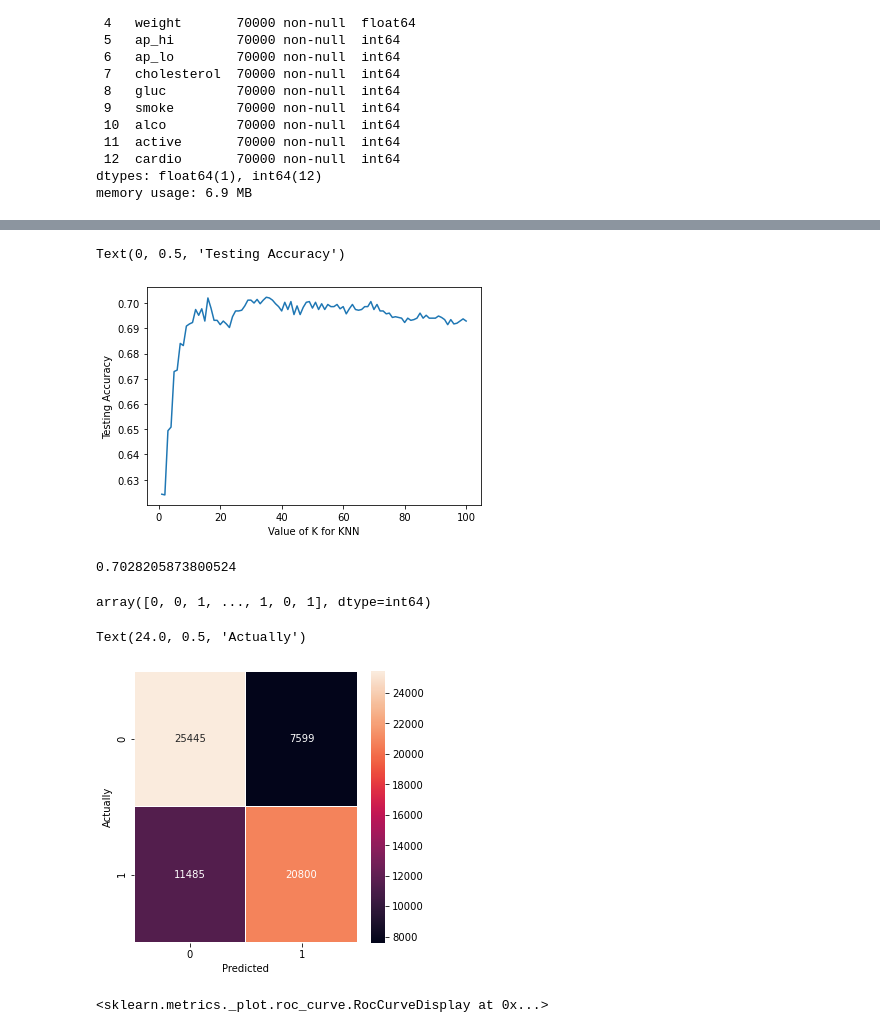
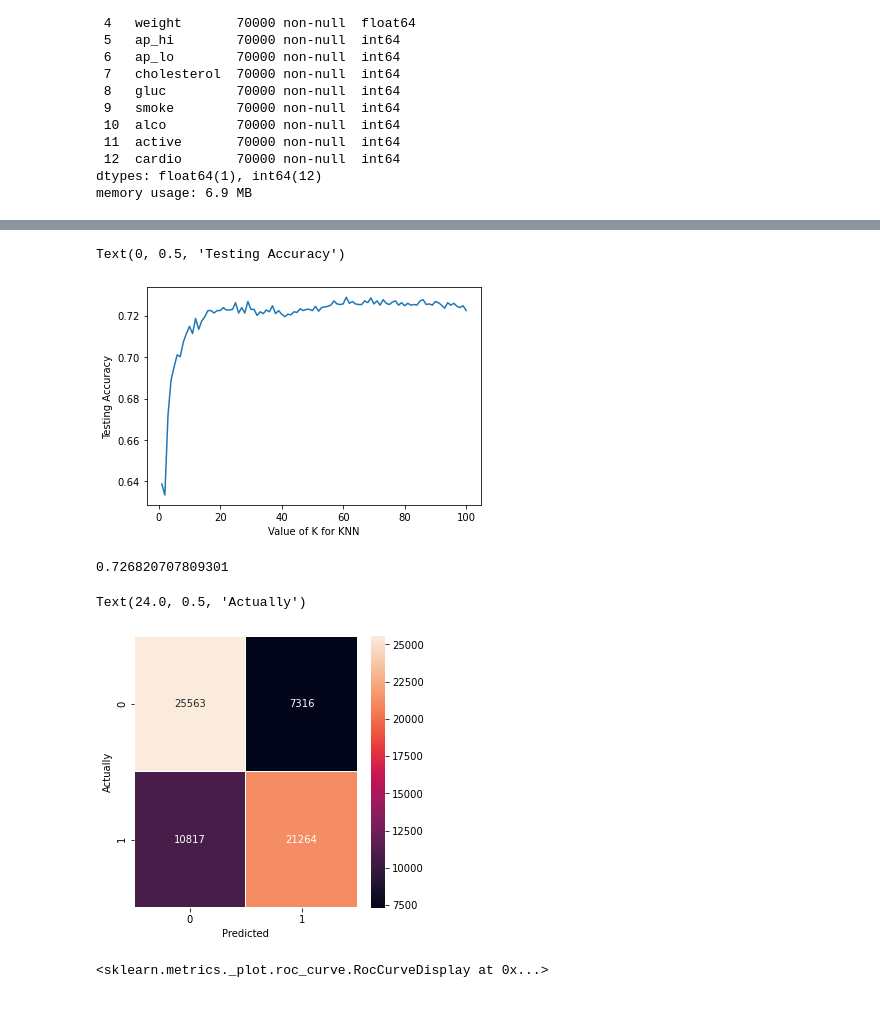
Before and after one commit to noamya-sh/Final-project-SemesterA, a Jupyter notebook: Cardiovascular-Disease-classification.ipynb, the cells around one changed output, grey strips where cells are left out. Saved outputs shown, nothing was run; the diff lists cells and outputs as text; code cells hidden in the pictures.

```diff
--- a/Cardiovascular-Disease-classification.ipynb
+++ b/Cardiovascular-Disease-classification.ipynb
@@ -271,0 +151,2 @@ X_train, X_test, y_train, y_test = train_test_split(X,y,test_size=0.05)
+# %%
+data=data.query('bmi <= 50')
@@ -271,0 +159,2 @@ X_train, X_test, y_train, y_test = train_test_split(X,y,test_size=0.05)
+# %%
+data=data.query('70 < ap_hi < 240 & 40 < ap_lo < 180 & ap_hi> ap_lo')
@@ -271,0 +163,14 @@ X_train, X_test, y_train, y_test = train_test_split(X,y,test_size=0.05)
+# %%
+for index,row in data.iterrows():
+    pre=0
+    if (row['ap_hi']<120 and row['ap_lo']<80):
+            pre=1
+    if (120<=row['ap_hi']<130 and row['ap_lo']<80):
+            pre=2
+    if ((130<=row['ap_hi']<140) or (80<=row['ap_lo']<90)):
+            pre=3
+    if ((140<=row['ap_hi']<180) or (90<=row['ap_lo']<120)):
+            pre=4
+    if (row['ap_hi']>=180 or row['ap_lo']>=120):
+            pre=5
+    data.at[index,'pressure']=pre
@@ -271,0 +198,3 @@ X_train, X_test, y_train, y_test = train_test_split(X,y,test_size=0.05)
+# %%
+X = data.drop(['cardio'],axis=1)
+y = data['cardio'].copy()
@@ -279,26 +217,20 @@ dum.score(X_test,y_test)
 # %%
 k_range = list(range(1, 101))
 scores = []
 for k in k_range:
-    knn = neighbors.KNeighborsClassifier(n_neighbors=k)
+    knn = KNeighborsClassifier(n_neighbors=k)
     knn.fit(X_train, y_train)
     scores.append(knn.score(X_test,y_test))
 plt.plot(k_range, scores)
 plt.xlabel('Value of K for KNN')
 plt.ylabel('Testing Accuracy')
 # %% [output]
 Text(0, 0.5, 'Testing Accuracy')
-[figure, old version]
+[figure, new version]
 # %%
-knn = neighbors.KNeighborsClassifier(n_neighbors=35)
+knn = KNeighborsClassifier(n_neighbors=63)
 knn.fit(X_train, y_train)
 knn_pre=knn.predict(X_test)
 knn.score(X_test,y_test)
 # %% [output]
-0.7028205873800524
+0.726820707809301
-# %%
-from sklearn.model_selection import cross_val_predict
-y_train_pred = cross_val_predict(knn, X_train, y_train, cv=5)
-y_train_pred
-# %% [output]
-array([0, 0, 1, ..., 1, 0, 1], dtype=int64)
@@ -308,11 +237,17 @@ con=confusion_matrix(y_train, y_train_pred)
 # %%
+from sklearn.model_selection import cross_val_predict
+from sklearn.metrics import confusion_matrix
+y_train_pred = cross_val_predict(knn, X_train, y_train, cv=5)
+con=confusion_matrix(y_train, y_train_pred)
+
+#plot confusion_matrix
 f, ax = plt.subplots(figsize=(5,5))
 sns.heatmap(con,fmt=".0f", annot=True,linewidths=0.2, ax=ax)
 plt.xlabel("Predicted")
 plt.ylabel("Actually")
 # %% [output]
 Text(24.0, 0.5, 'Actually')
-[figure, old version]
+[figure, new version]
 # %%
 metrics.plot_roc_curve(knn, X_test, y_test)
 # %% [output]
```
Also changed, not shown: parts of 56 cells of this notebook.
